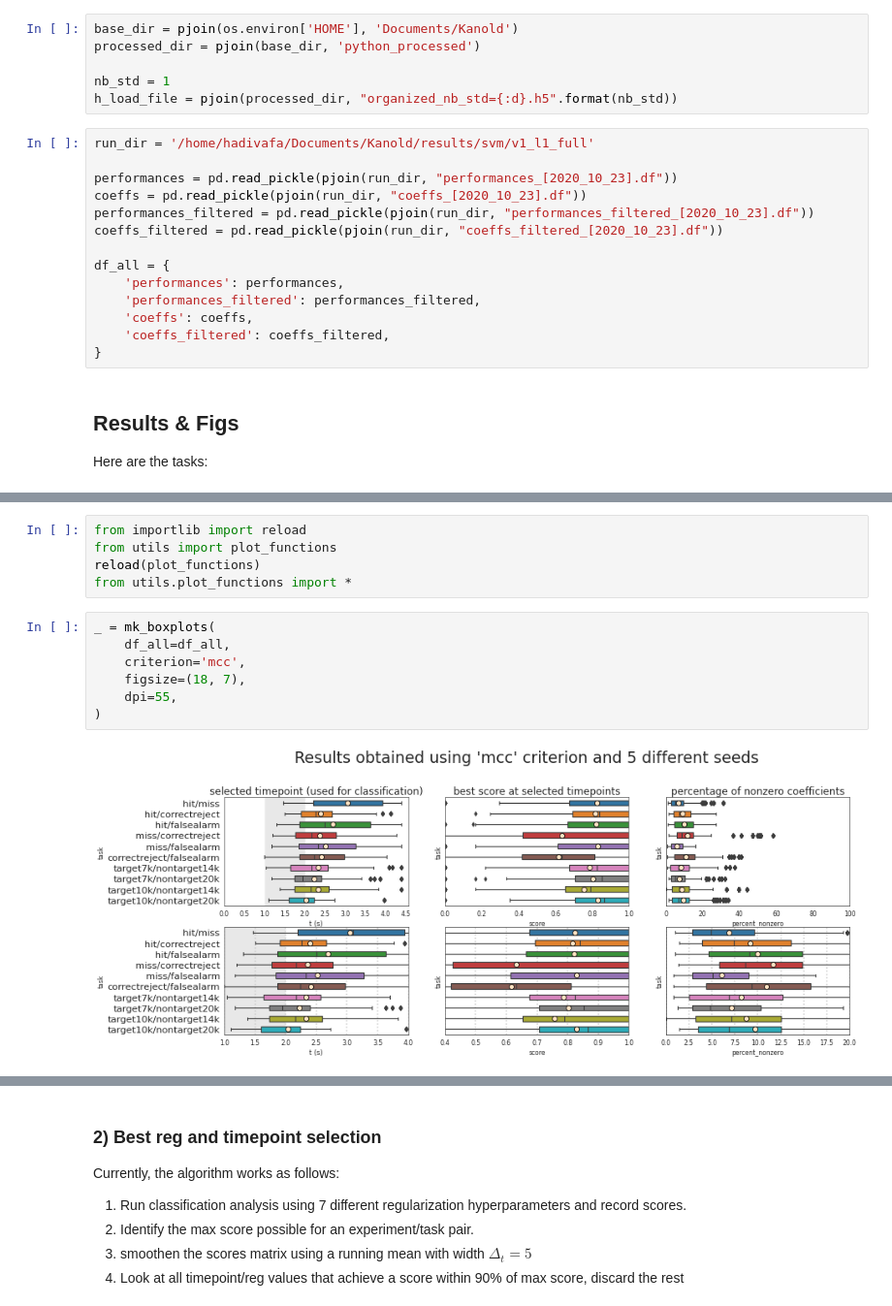
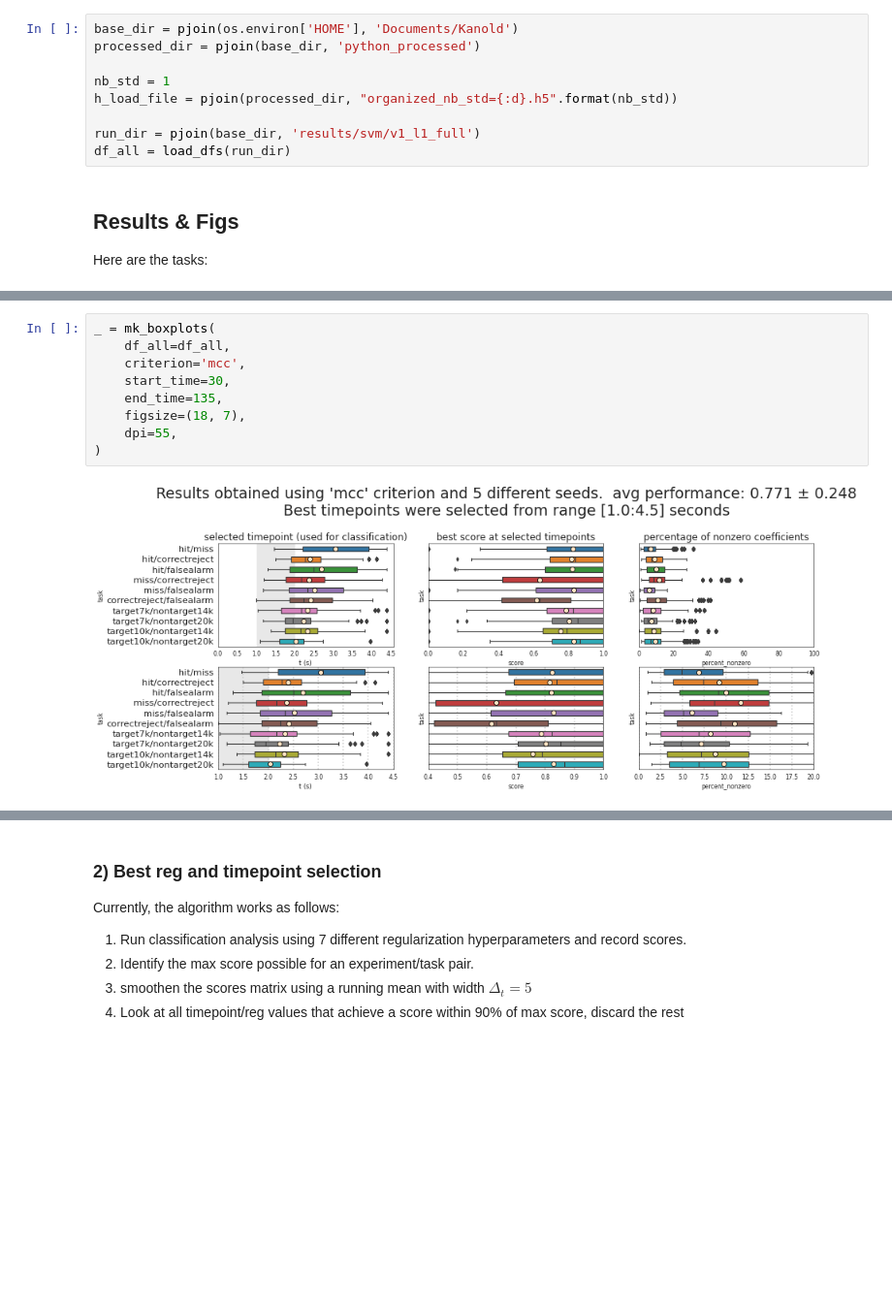
Before and after one commit to hadivafaii/A1ToneDiscrimination-Results, a Jupyter notebook: _sources/clf.ipynb, the cells around one changed output, grey strips where cells are left out. Shown at 97% size. Drawn from its saved outputs; the diff is of its cells as text; blank space fills up the shorter version.

Commit message:
Update documentation

```diff
--- a/_sources/clf.ipynb
+++ b/_sources/clf.ipynb
@@ -37,20 +38,9 @@ processed_dir = pjoin(base_dir, 'python_processed')
 
 nb_std = 1
 h_load_file = pjoin(processed_dir, "organized_nb_std={:d}.h5".format(nb_std))
+
+run_dir = pjoin(base_dir, 'results/svm/v1_l1_full')
+df_all = load_dfs(run_dir)
-# %%
-run_dir = '/home/hadivafa/Documents/Kanold/results/svm/v1_l1_full'
-
-performances = pd.read_pickle(pjoin(run_dir, "performances_[2020_10_23].df"))
-coeffs = pd.read_pickle(pjoin(run_dir, "coeffs_[2020_10_23].df"))
-performances_filtered = pd.read_pickle(pjoin(run_dir, "performances_filtered_[2020_10_23].df"))
-coeffs_filtered = pd.read_pickle(pjoin(run_dir, "coeffs_filtered_[2020_10_23].df"))
-
-df_all = {
-    'performances': performances,
-    'performances_filtered': performances_filtered,
-    'coeffs': coeffs,
-    'coeffs_filtered': coeffs_filtered,
-}
 # %% [markdown]
 ## Results & Figs
 
@@ -82,15 +69,12 @@ A comparison between L1 and L2 and different classifiers is included below.
-# %%
-from importlib import reload
-from utils import plot_functions
-reload(plot_functions)
-from utils.plot_functions import *
 # %%
 _ = mk_boxplots(
     df_all=df_all,
     criterion='mcc',
+    start_time=30,
+    end_time=135,
     figsize=(18, 7),
     dpi=55,
 )
 # %% [output]
-[figure, old version]
+[figure, new version]
 # %% [markdown]
```
Also changed, not shown: parts of 12 cells of this notebook, 47 other files.
